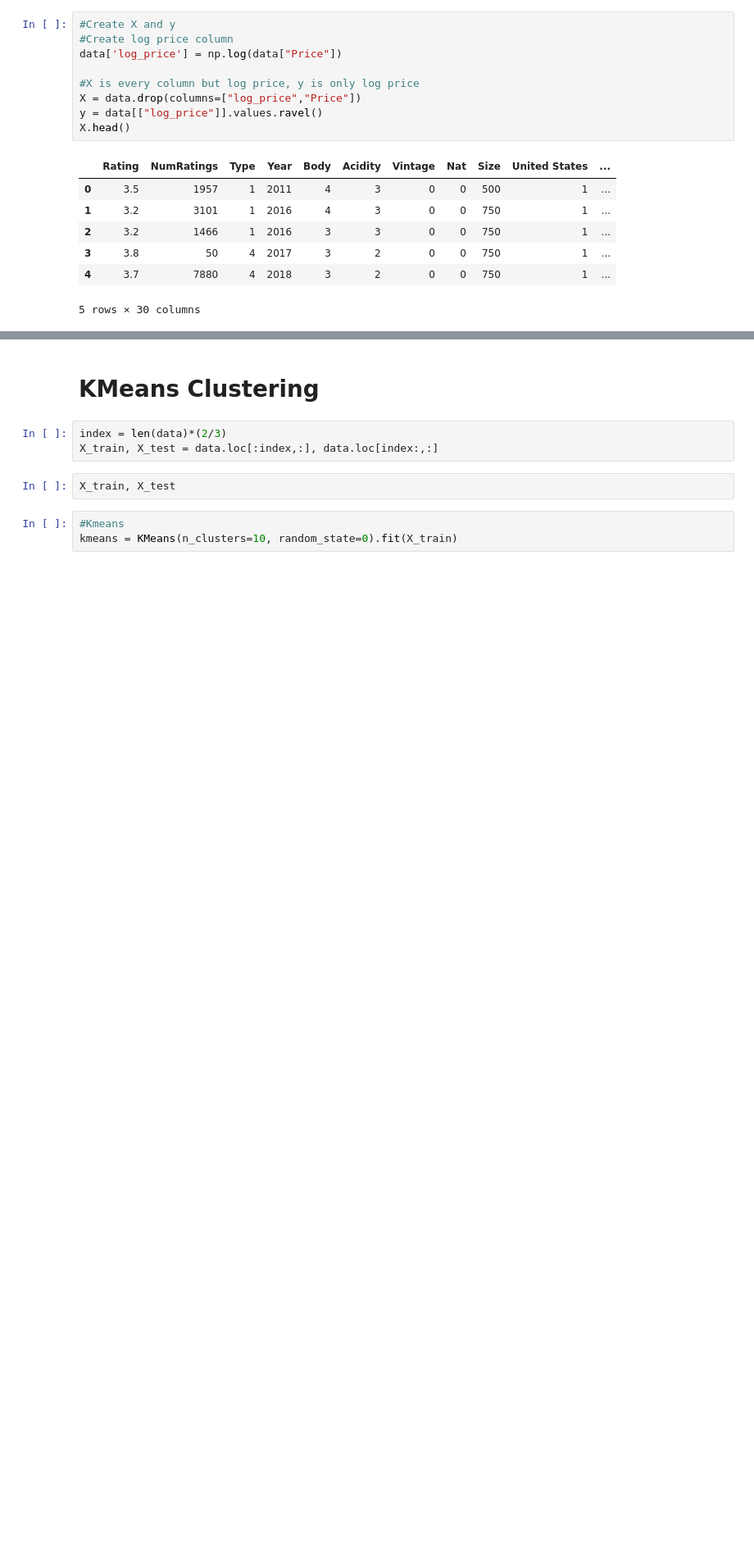
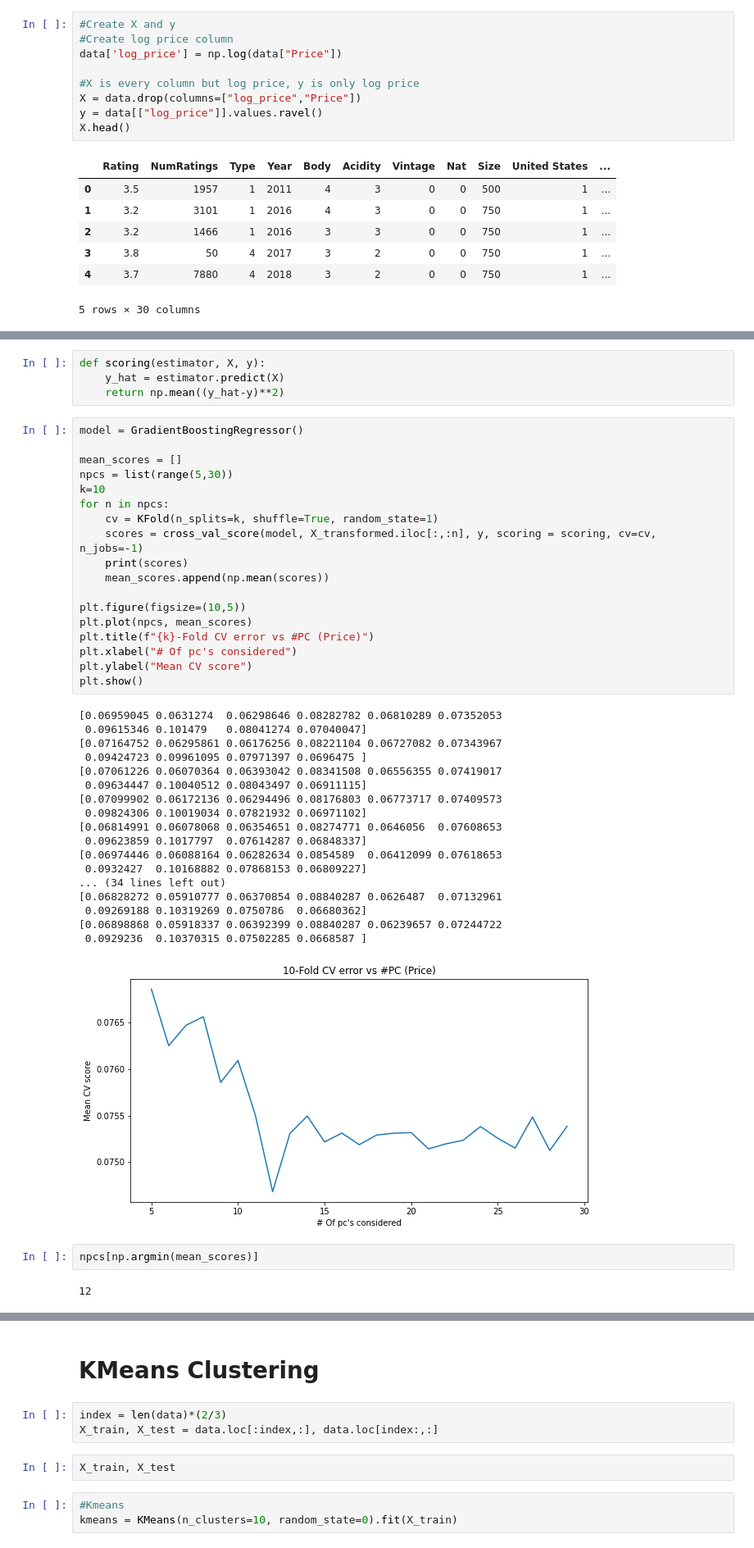
Before and after one commit to vcampos4545/ORIE-4740-Final-Project, a Jupyter notebook: WineDataAnalysis.ipynb, the cells around one changed output, grey strips where cells are left out. Shown: that part at 82% size. Drawn from its saved outputs; the diff is of its cells as text; blank space fills up the shorter version.

```diff
--- a/WineDataAnalysis.ipynb
+++ b/WineDataAnalysis.ipynb
@@ -233,0 +159,45 @@ Straight linear regression
+# %%
+def scoring(estimator, X, y):
+    y_hat = estimator.predict(X)
+    return np.mean((y_hat-y)**2)
+# %%
+model = GradientBoostingRegressor()
+
+mean_scores = []
+npcs = list(range(5,30))
+k=10
+for n in npcs:
+    cv = KFold(n_splits=k, shuffle=True, random_state=1)
+    scores = cross_val_score(model, X_transformed.iloc[:,:n], y, scoring = scoring, cv=cv, n_jobs=-1)
+    print(scores)
+    mean_scores.append(np.mean(scores))
+
+plt.figure(figsize=(10,5))
+plt.plot(npcs, mean_scores)
+plt.title(f"{k}-Fold CV error vs #PC (Price)")
+plt.xlabel("# Of pc's considered")
+plt.ylabel("Mean CV score")
+plt.show()
+# %% [output]
+[0.06959045 0.0631274  0.06298646 0.08282782 0.06810289 0.07352053
+ 0.09615346 0.101479   0.08041274 0.07040047]
+[0.07164752 0.06295861 0.06176256 0.08221104 0.06727082 0.07343967
+ 0.09424723 0.09961095 0.07971397 0.0696475 ]
+[0.07061226 0.06070364 0.06393042 0.08341508 0.06556355 0.07419017
+ 0.09634447 0.10040512 0.08043497 0.06911115]
+[0.07099902 0.06172136 0.06294496 0.08176803 0.06773717 0.07409573
+ 0.09824306 0.10019034 0.07821932 0.06971102]
+[0.06814991 0.06078068 0.06354651 0.08274771 0.0646056  0.07608653
+ 0.09623859 0.1017797  0.07614287 0.06848337]
+[0.06974446 0.06088164 0.06282634 0.0854589  0.06412099 0.07618653
+ 0.0932427  0.10168882 0.07868153 0.06809227]
+... (34 lines left out)
+[0.06828272 0.05910777 0.06370854 0.08840287 0.0626487  0.07132961
+ 0.09269188 0.10319269 0.0750786  0.06680362]
+[0.06898868 0.05918337 0.06392399 0.08840287 0.06239657 0.07244722
+ 0.0929236  0.10370315 0.07502285 0.0668587 ]
+[figure, added]
+# %%
+npcs[np.argmin(mean_scores)]
+# %% [output]
+12
```
Also changed, not shown: parts of 43 cells of this notebook.
